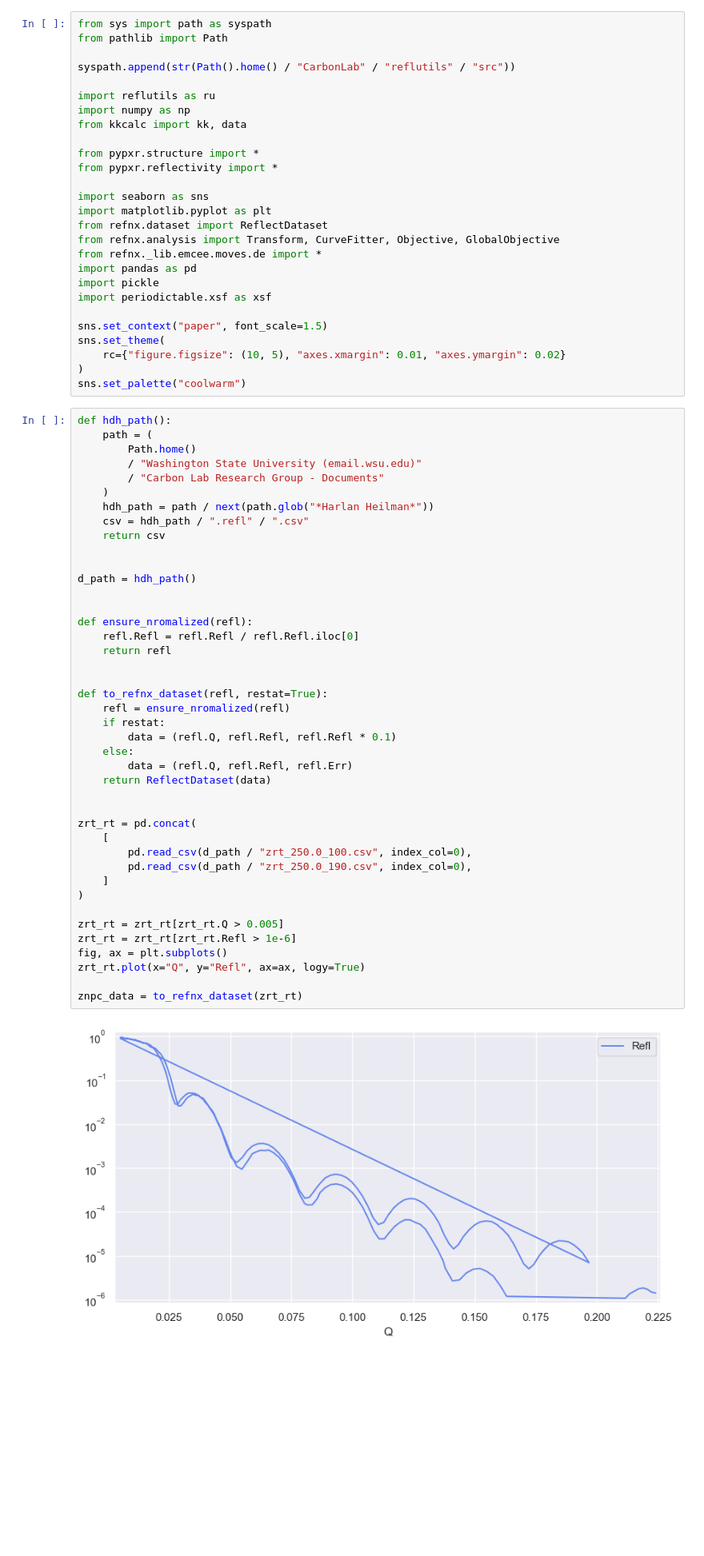
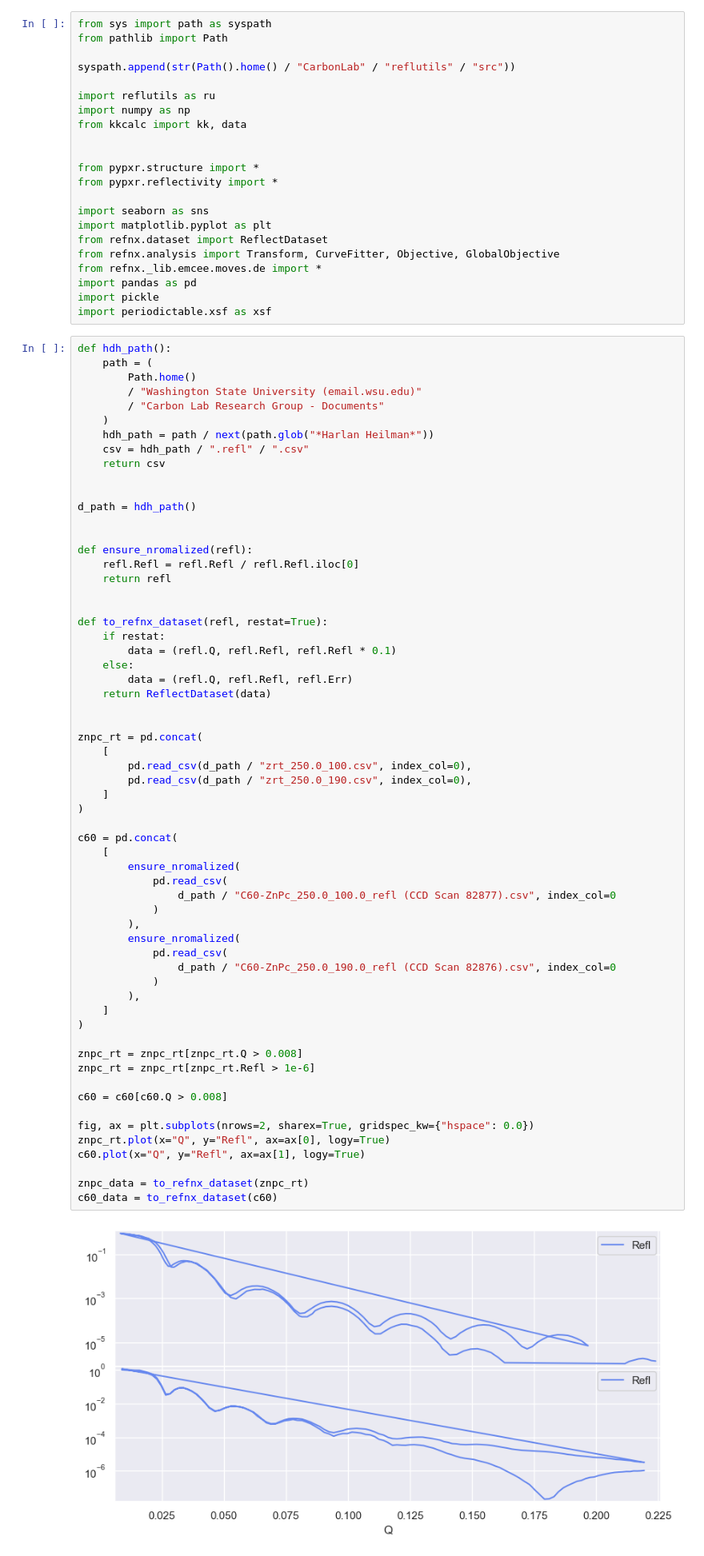
Before and after one commit to WSU-Carbon-Lab/pyref, a Jupyter notebook: docs/RoomTempFitting.ipynb, the cells around one changed output. Shown at 80% size. Drawn from its saved outputs; the diff is of its cells as text; blank space fills up the shorter version.

```diff
--- a/docs/RoomTempFitting.ipynb
+++ b/docs/RoomTempFitting.ipynb
@@ -7,6 +7,7 @@ syspath.append(str(Path().home() / "CarbonLab" / "reflutils" / "src"))
 import reflutils as ru
 import numpy as np
 from kkcalc import kk, data
+
 
 from pypxr.structure import *
 from pypxr.reflectivity import *
@@ -19,12 +20,6 @@ from refnx._lib.emcee.moves.de import *
 import pandas as pd
 import pickle
 import periodictable.xsf as xsf
-
-sns.set_context("paper", font_scale=1.5)
-sns.set_theme(
-    rc={"figure.figsize": (10, 5), "axes.xmargin": 0.01, "axes.ymargin": 0.02}
-)
-sns.set_palette("coolwarm")
 # %%
 def hdh_path():
     path = (
@@ -34,40 +29,59 @@ def hdh_path():
     )
     hdh_path = path / next(path.glob("*Harlan Heilman*"))
     csv = hdh_path / ".refl" / ".csv"
     return csv
 
 
 d_path = hdh_path()
 
 
 def ensure_nromalized(refl):
     refl.Refl = refl.Refl / refl.Refl.iloc[0]
     return refl
 
 
 def to_refnx_dataset(refl, restat=True):
-    refl = ensure_nromalized(refl)
     if restat:
         data = (refl.Q, refl.Refl, refl.Refl * 0.1)
     else:
         data = (refl.Q, refl.Refl, refl.Err)
     return ReflectDataset(data)
 
 
-zrt_rt = pd.concat(
+znpc_rt = pd.concat(
     [
         pd.read_csv(d_path / "zrt_250.0_100.csv", index_col=0),
         pd.read_csv(d_path / "zrt_250.0_190.csv", index_col=0),
     ]
 )
 
-zrt_rt = zrt_rt[zrt_rt.Q > 0.005]
-zrt_rt = zrt_rt[zrt_rt.Refl > 1e-6]
-fig, ax = plt.subplots()
-zrt_rt.plot(x="Q", y="Refl", ax=ax, logy=True)
+c60 = pd.concat(
+    [
+        ensure_nromalized(
+            pd.read_csv(
+                d_path / "C60-ZnPc_250.0_100.0_refl (CCD Scan 82877).csv", index_col=0
+            )
+        ),
+        ensure_nromalized(
+            pd.read_csv(
+                d_path / "C60-ZnPc_250.0_190.0_refl (CCD Scan 82876).csv", index_col=0
+            )
+        ),
+    ]
+)
 
-znpc_data = to_refnx_dataset(zrt_rt)
+znpc_rt = znpc_rt[znpc_rt.Q > 0.008]
+znpc_rt = znpc_rt[znpc_rt.Refl > 1e-6]
+
+c60 = c60[c60.Q > 0.008]
+
+fig, ax = plt.subplots(nrows=2, sharex=True, gridspec_kw={"hspace": 0.0})
+znpc_rt.plot(x="Q", y="Refl", ax=ax[0], logy=True)
+c60.plot(x="Q", y="Refl", ax=ax[1], logy=True)
+
+znpc_data = to_refnx_dataset(znpc_rt)
+c60_data = to_refnx_dataset(c60)
 # %% [output]
-[figure, old version]
+[figure, new version]
 # %% [markdown]
 # Oriented Optical Constants From DFT
```
Also changed, not shown: parts of 30 cells of this notebook, 6 other files.
